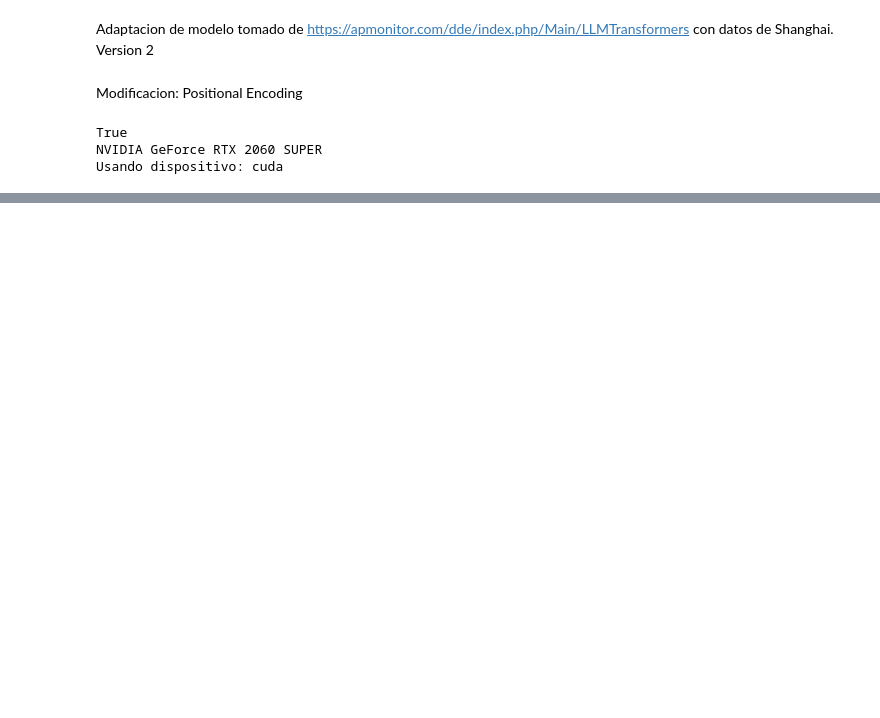
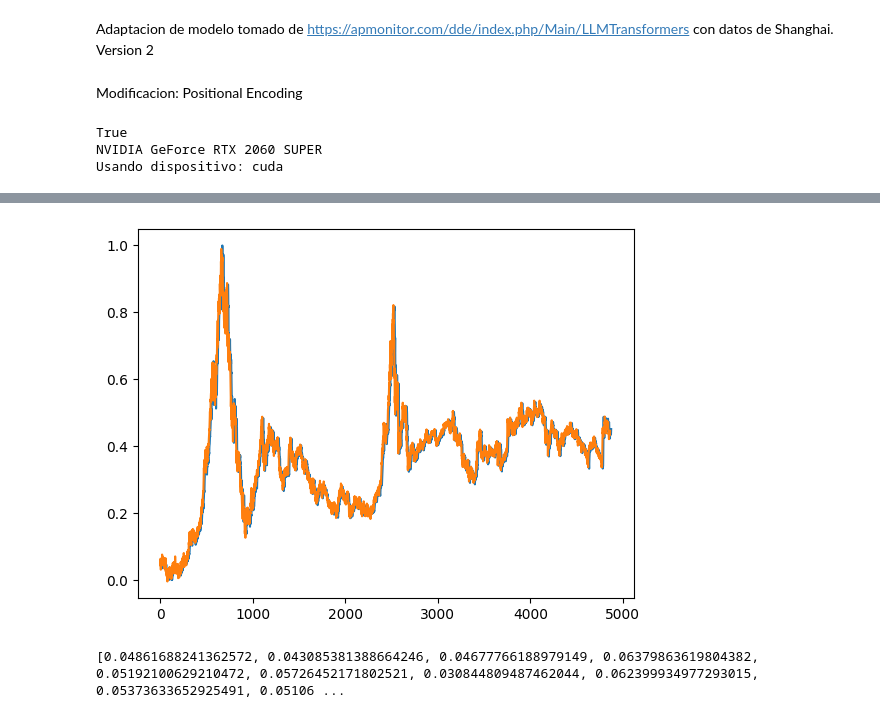
Before and after one commit to RedLakes17/SS-AntonioRojas, a Jupyter notebook: TWM5.ipynb, the cells around one changed output, grey strips where cells are left out. Cells and saved outputs as stored; diff of their text form; code cells hidden in the pictures; blank space fills up the shorter version.

```diff
--- a/TWM5.ipynb
+++ b/TWM5.ipynb
@@ -175 +175,20 @@ Predicción (dato siguiente real): 275.453369140625
 Dato siguiente real original: 1204.39404296875
+# %%
+#Comparemos los datos reales con las predicciones que hace el modelo con los mismos
+predicciones=[]
+for i in sequences:
+    test_seq = torch.tensor(i).float()
+    test_seq = test_seq.unsqueeze(0)
+    test_seq = test_seq.to(device)
+    with torch.no_grad():
+        predicted_point = model(test_seq)
+    predicciones.append(predicted_point.item())
+
+
+plt.plot(ShanghaiDat)
+plt.plot(predicciones)
+plt.show()
+print(predicciones)
+# %% [output]
+[figure, added]
+[0.04861688241362572, 0.043085381388664246, 0.04677766188979149, 0.06379863619804382, 0.05192100629210472, 0.05726452171802521, 0.030844809487462044, 0.062399934977293015, 0.05373633652925491, 0.05106 ...
```
Also changed, not shown: parts of 4 cells of this notebook, 4 other files.
